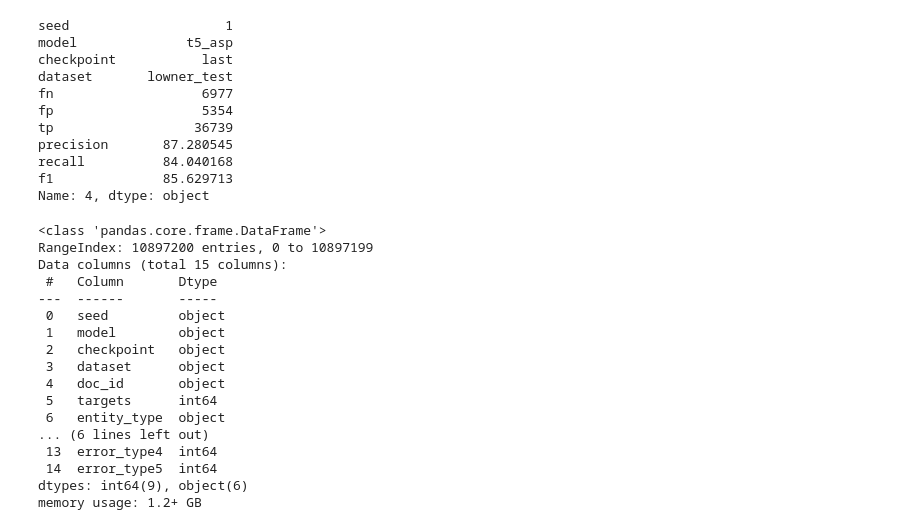
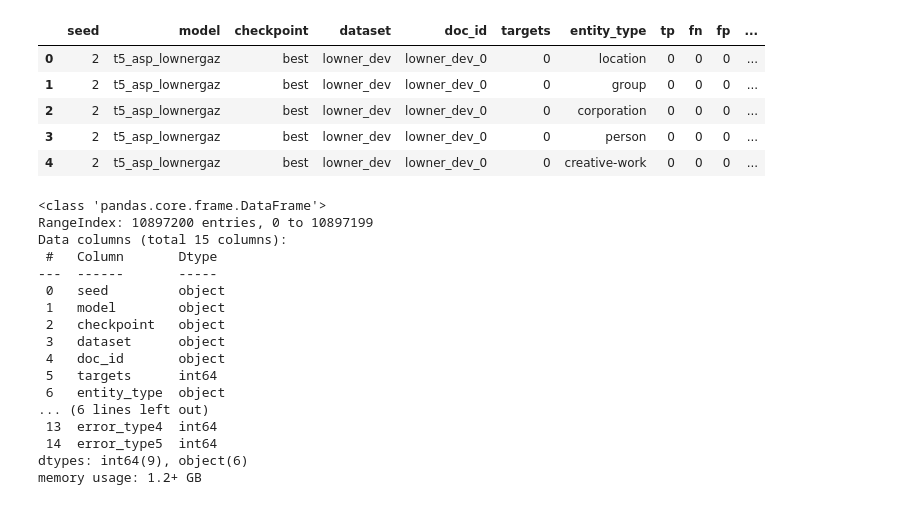
Before and after one commit to roebbert92/thesis, a Jupyter notebook: evaluations/01_performance.ipynb, the cells around one changed output. Drawn from its saved outputs; the diff is of its cells as text; code cells hidden in the pictures.

```diff
--- a/evaluations/01_performance.ipynb
+++ b/evaluations/01_performance.ipynb
@@ -8,29 +8,15 @@ sys.path.append(thesis_path)
 # %%
 from evaluations.performance_01 import get_per_sample_metrics
 metrics_df = get_per_sample_metrics()
-# %%
-agg_df = metrics_df.pivot_table(
-        index=["seed", "model", "checkpoint", "dataset"],
-        values=["tp", "fp", "fn"],
-        aggfunc="sum").reset_index()
-agg_df["precision"] = 100 * agg_df["tp"] / (agg_df["tp"] + agg_df["fp"])
-agg_df["recall"] = 100 * agg_df["tp"] / (agg_df["tp"] + agg_df["fn"])
-agg_df["f1"] = 2 * agg_df["precision"] * agg_df["recall"] / (
-    agg_df["precision"] + agg_df["recall"])
-
-agg_df.iloc[agg_df[(agg_df["model"]=="t5_asp") & (agg_df["dataset"]=="lowner_test")]["f1"].idxmax()]
-# %% [output]
-seed                    1
-model              t5_asp
-checkpoint           last
-dataset       lowner_test
-fn                   6977
-fp                   5354
-tp                  36739
-precision       87.280545
-recall          84.040168
-f1              85.629713
-Name: 4, dtype: object
+# %%
+metrics_df.head()
+# %% [output]
+|  | seed | model | checkpoint | dataset | doc_id | targets | entity_type | tp | fn | fp | ... |
+| 0 | 2 | t5_asp_lownergaz | best | lowner_dev | lowner_dev_0 | 0 | location | 0 | 0 | 0 | ... |
+| 1 | 2 | t5_asp_lownergaz | best | lowner_dev | lowner_dev_0 | 0 | group | 0 | 0 | 0 | ... |
+| 2 | 2 | t5_asp_lownergaz | best | lowner_dev | lowner_dev_0 | 0 | corporation | 0 | 0 | 0 | ... |
+| 3 | 2 | t5_asp_lownergaz | best | lowner_dev | lowner_dev_0 | 0 | person | 0 | 0 | 0 | ... |
+| 4 | 2 | t5_asp_lownergaz | best | lowner_dev | lowner_dev_0 | 0 | creative-work | 0 | 0 | 0 | ... |
 # %%
 metrics_df.info()
 # %% [output]
```
Also changed, not shown: parts of 5 cells of this notebook, 4 other files.
